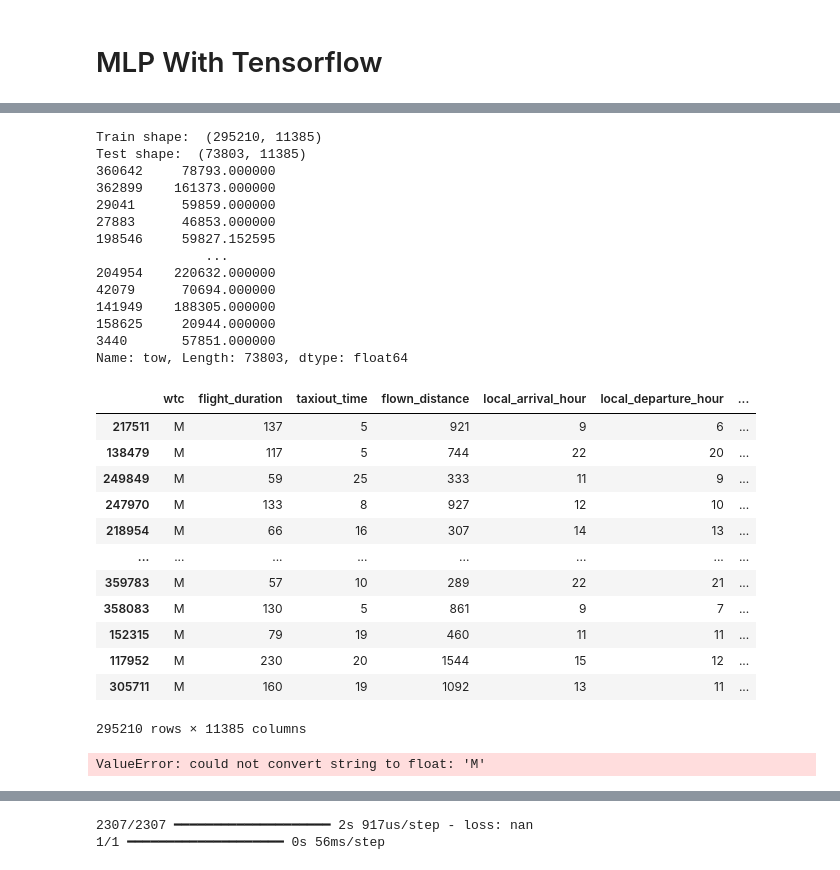
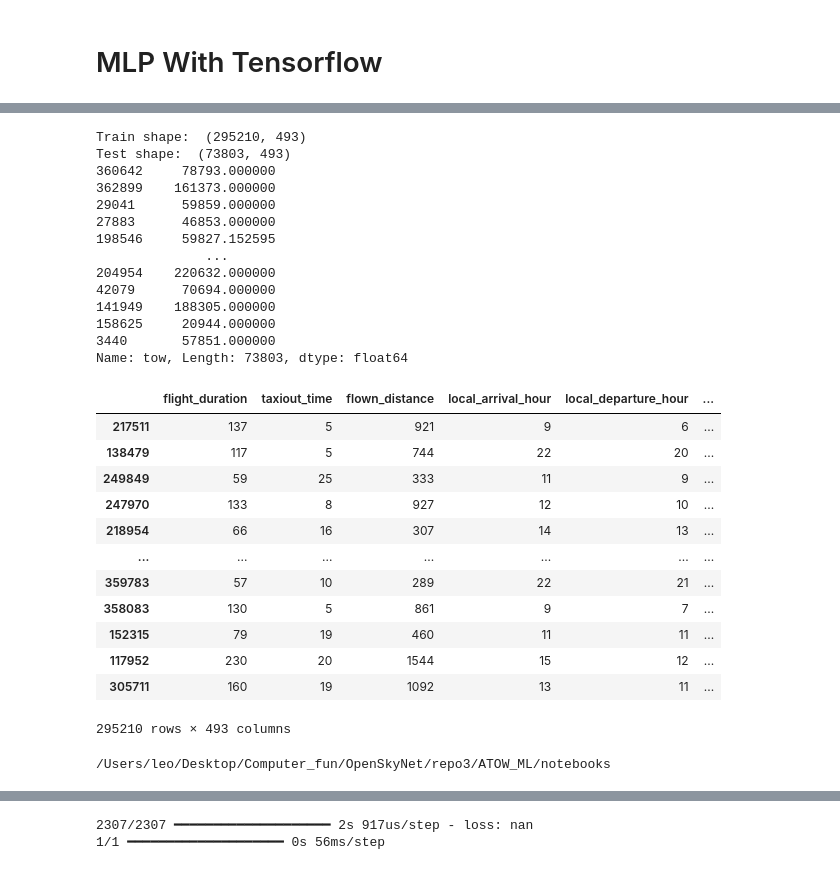
Before and after one commit to Hadrien-Cr/-ATOW_ML, a Jupyter notebook: notebooks/tuning_leo.ipynb, the cells around one changed output, grey strips where cells are left out. Cells and saved outputs as stored; diff of their text form; code cells hidden in the pictures.

```diff
--- a/notebooks/tuning_leo.ipynb
+++ b/notebooks/tuning_leo.ipynb
@@ -870,7 +870,7 @@ print("-"*100)
 print("Start of the encoding ! ")
 print("-"*100)
 
-columns_to_ohe = ['aircraft_type', 'country_code_ades', 'country_code_adep', 'adep', 'ades', 'airline', "callsign", "wtc"] # A changer
+columns_to_ohe = ['aircraft_type', 'country_code_ades', 'country_code_adep', 'adep', 'ades', 'airline', "wtc"] # A changer
 train_df, test_df = one_hot_encoding(train_df, test_df, columns_to_ohe)
 
 columns_to_hash = [] # A changer
@@ -904,6 +889,6 @@ X_train_MLP
 # %%
 # drop unusefull column:
-to_drop = ['flight_id','date','name_adep','name_ades','name_adep','actual_offblock_time','arrival_time','local_departure_time','local_arrival_time']
+to_drop = ['flight_id','date','name_adep','name_ades','name_adep','actual_offblock_time','arrival_time','local_departure_time','local_arrival_time', "callsign"]
 train_df = train_df.drop(columns= to_drop)
 test_df = test_df.drop(columns= to_drop)
 
@@ -911,51 +896,49 @@ test_df = test_df.drop(columns= to_drop)
 
 X = train_df.drop(columns=['tow'])
 y = train_df['tow']
 
 from sklearn.model_selection import train_test_split
 from sklearn.metrics import root_mean_squared_error
 
 X_train_MLP, X_test_MLP, y_train_MLP, y_test_MLP = train_test_split(X, y, test_size=0.2, random_state=0)
 
 
 print("Train shape: ", X_train_MLP.shape)
 print("Test shape: ", X_test_MLP.shape)
 
 
 print(y_test_MLP)
 
 display(X_train_MLP)
 # %% [output]
-Train shape:  (295210, 11385)
-Test shape:  (73803, 11385)
+Train shape:  (295210, 493)
+Test shape:  (73803, 493)
 360642     78793.000000
 362899    161373.000000
 29041      59859.000000
 27883      46853.000000
 198546     59827.152595
               ...
 204954    220632.000000
 42079      70694.000000
 141949    188305.000000
 158625     20944.000000
 3440       57851.000000
 Name: tow, Length: 73803, dtype: float64
-|  | wtc | flight_duration | taxiout_time | flown_distance | local_arrival_hour | local_departure_hour | ... |
-| 217511 | M | 137 | 5 | 921 | 9 | 6 | ... |
-| 138479 | M | 117 | 5 | 744 | 22 | 20 | ... |
-| 249849 | M | 59 | 25 | 333 | 11 | 9 | ... |
-| 247970 | M | 133 | 8 | 927 | 12 | 10 | ... |
-| 218954 | M | 66 | 16 | 307 | 14 | 13 | ... |
-| ... | ... | ... | ... | ... | ... | ... | ... |
-| 359783 | M | 57 | 10 | 289 | 22 | 21 | ... |
-| 358083 | M | 130 | 5 | 861 | 9 | 7 | ... |
-| 152315 | M | 79 | 19 | 460 | 11 | 11 | ... |
-| 117952 | M | 230 | 20 | 1544 | 15 | 12 | ... |
-| 305711 | M | 160 | 19 | 1092 | 13 | 11 | ... |
+|  | flight_duration | taxiout_time | flown_distance | local_arrival_hour | local_departure_hour | ... |
+| 217511 | 137 | 5 | 921 | 9 | 6 | ... |
+| 138479 | 117 | 5 | 744 | 22 | 20 | ... |
+| 249849 | 59 | 25 | 333 | 11 | 9 | ... |
+| 247970 | 133 | 8 | 927 | 12 | 10 | ... |
+| 218954 | 66 | 16 | 307 | 14 | 13 | ... |
+| ... | ... | ... | ... | ... | ... | ... |
+| 359783 | 57 | 10 | 289 | 22 | 21 | ... |
+| 358083 | 130 | 5 | 861 | 9 | 7 | ... |
+| 152315 | 79 | 19 | 460 | 11 | 11 | ... |
+| 117952 | 230 | 20 | 1544 | 15 | 12 | ... |
+| 305711 | 160 | 19 | 1092 | 13 | 11 | ... |
-295210 rows × 11385 columns
+295210 rows × 493 columns
 # %%
 scaler = StandardScaler()
 X_train_MLP = scaler.fit_transform(X_train_MLP)
 X_test_MLP = scaler.fit_transform(X_test_MLP)
-# %% [output]
-ValueError: could not convert string to float: 'M'
@@ -964,0 +945,4 @@ model = tf.keras.Sequential([tf.keras.layers.Dense(30, activation = 'relu', inpu
+# %%
+print(os.getcwd())
+# %% [output]
+/Users/leo/Desktop/Computer_fun/OpenSkyNet/repo3/ATOW_ML/notebooks
```
Also changed, not shown: parts of 15 cells of this notebook, 2 other files.
